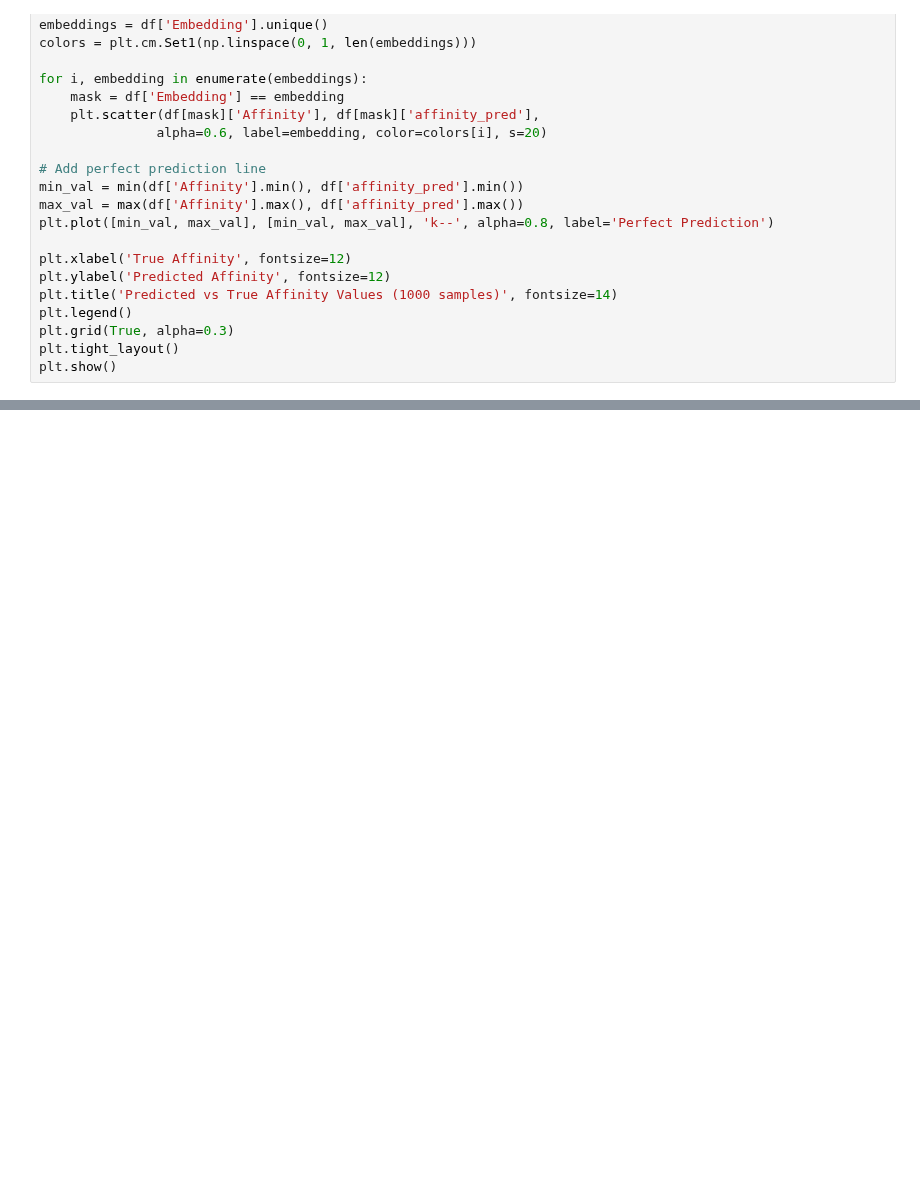
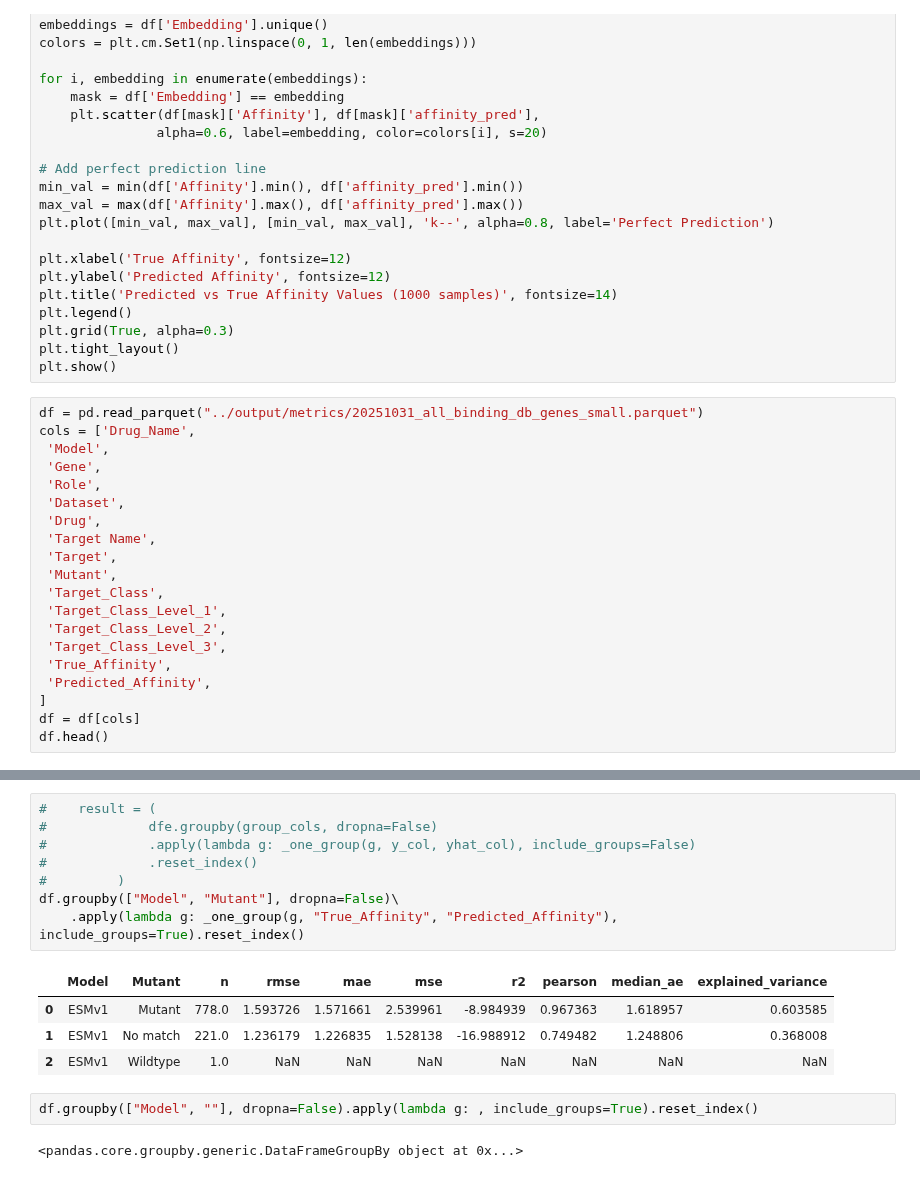
Before and after one commit to ygrepo/drug_discovery, a Jupyter notebook: notebook/load_data.ipynb, the cells around one changed output, grey strips where cells are left out. Cells and saved outputs as stored; diff of their text form; blank space fills up the shorter version.

```diff
--- a/notebook/load_data.ipynb
+++ b/notebook/load_data.ipynb
@@ -246,3 +246,23 @@ plt.legend()
 plt.grid(True, alpha=0.3)
 plt.tight_layout()
 plt.show()
+# %%
+df = pd.read_parquet("../output/metrics/20251031_all_binding_db_genes_small.parquet")
+cols = ['Drug_Name',
+ 'Model',
+ 'Gene',
+ 'Role',
+ 'Dataset',
+ 'Drug',
+ 'Target Name',
+ 'Target',
+ 'Mutant',
+ 'Target_Class',
+ 'Target_Class_Level_1',
+ 'Target_Class_Level_2',
+ 'Target_Class_Level_3',
+ 'True_Affinity',
+ 'Predicted_Affinity',
+]
+df = df[cols]
+df.head()
@@ -248,0 +367,17 @@ plt.show()
+# %%
+#    result = (
+#             dfe.groupby(group_cols, dropna=False)
+#             .apply(lambda g: _one_group(g, y_col, yhat_col), include_groups=False)
+#             .reset_index()
+#         )
+df.groupby(["Model", "Mutant"], dropna=False)\
+    .apply(lambda g: _one_group(g, "True_Affinity", "Predicted_Affinity"), include_groups=True).reset_index()
+# %% [output]
+|  | Model | Mutant | n | rmse | mae | mse | r2 | pearson | median_ae | explained_variance |
+| 0 | ESMv1 | Mutant | 778.0 | 1.593726 | 1.571661 | 2.539961 | -8.984939 | 0.967363 | 1.618957 | 0.603585 |
+| 1 | ESMv1 | No match | 221.0 | 1.236179 | 1.226835 | 1.528138 | -16.988912 | 0.749482 | 1.248806 | 0.368008 |
+| 2 | ESMv1 | Wildtype | 1.0 | NaN | NaN | NaN | NaN | NaN | NaN | NaN |
+# %%
+df.groupby(["Model", ""], dropna=False).apply(lambda g: , include_groups=True).reset_index()
+# %% [output]
+<pandas.core.groupby.generic.DataFrameGroupBy object at 0x...>
```
Also changed, not shown: parts of 3 cells of this notebook, 3 other files.
